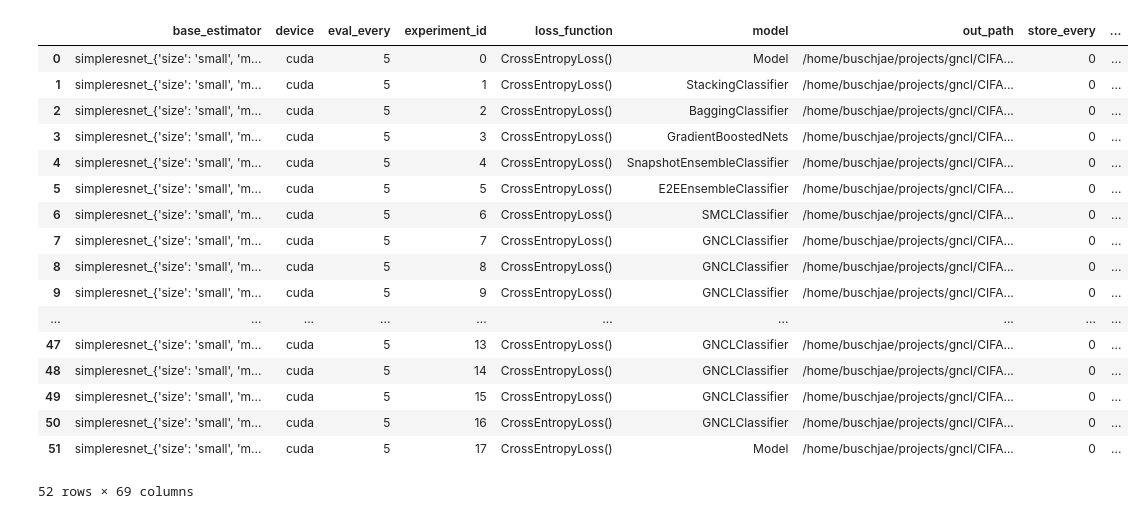
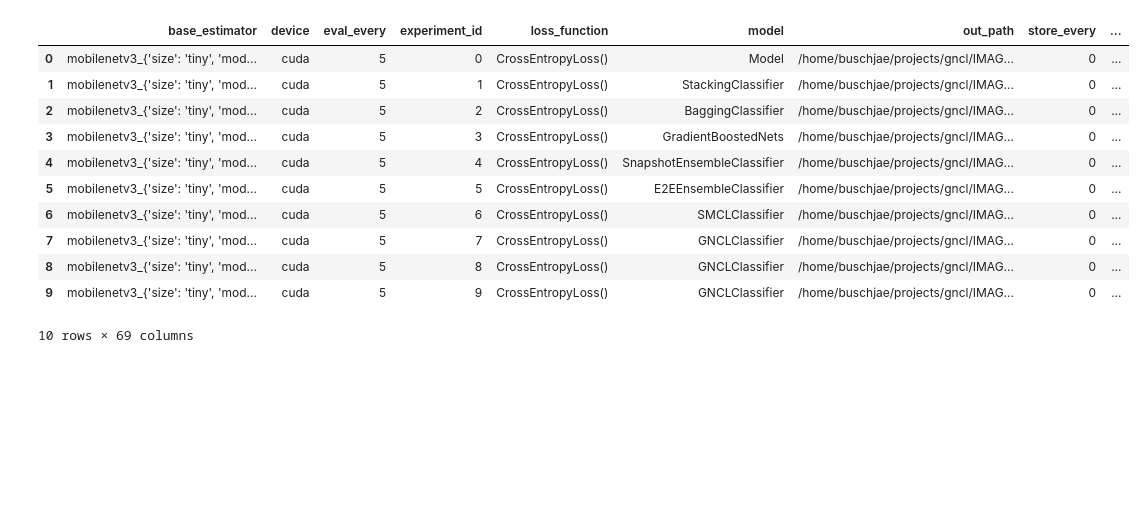
Before and after one commit to sbuschjaeger/gncl, a Jupyter notebook: explore_results.ipynb, the cells around one changed output. Saved outputs shown, nothing was run; the diff lists cells and outputs as text; code cells hidden in the pictures; blank space fills up the shorter version.

```diff
--- a/explore_results.ipynb
+++ b/explore_results.ipynb
@@ -5,27 +5,45 @@ import os
 import plotly.express as px
 import json
 
-dataset = "CIFAR100"
+# Choose dataset to plot and corresponding folder
+#dataset = "CIFAR100"
+#latest_folder = os.path.join(dataset,"21-12-2020-15:26:45")
+
+#dataset = "IMAGENET"
+#latest_folder = os.path.join(dataset,"combined")
+
+#dataset = "PNEUMONIA"
+#latest_folder = os.path.join(dataset,"combined")
+
 #dataset = "FASHION"
-#dataset = "IMAGENETTE"
+#latest_folder = max(all_subdirs, key=os.path.getmtime)
+
+dataset = "IMAGENETTE"
+latest_folder = max(all_subdirs, key=os.path.getmtime)
+
+# Configure loss function for plotting. This does not affect loading, but only plotting in the next cell
+loss = "CROSSENTROPY"
+#loss = "MSE"
+
+# Code snipped to load latest results
 all_subdirs = [os.path.join(dataset,d) for d in os.listdir(dataset) if os.path.isdir(os.path.join(dataset, d)) and d != "cifar-100-python"]
-print(all_subdirs)
 latest_folder = max(all_subdirs, key=os.path.getmtime)
-#latest_folder = os.path.join(dataset,"24-11-2020-15:02:28")
 
+# Do actual the loading
 data = []
 with open(os.path.join(latest_folder, "results.jsonl"), 'r', encoding='utf-8') as f:
     for line in f:
         data.append(json.loads(line))
 
-#print(data)
+# Try to parse the data into a somewhat sane pandas dataframe without lists in each cell
 df = json_normalize(data)
 df = df.applymap(lambda x: x[0] if (isinstance(x, list) and len(x) == 1) else x)
 
+# For plotting we want to print nicer names including lambda as UTF character
 def nice_name(row):
     if row["model"] == "GNCLClassifier":
         if row["l_reg"] == 0:
-            return "Ind."
+            return "Ind"
         else:
             return u"GNLC \u03BB = {}".format(row["l_reg"])
     elif row["model"] == "BaggingClassifier":
@@ -40,9 +58,12 @@ def nice_name(row):
         return "GB"
     elif row["model"] == "SnapshotEnsembleClassifier":
         return "SE"
+    elif row["model"] == "StackingClassifier":
+        return "Stacking"
     else:
         return row["model"]
 
+# For plotting we want to print nicer names for the base models as well
 def base_type(row):
     if "binary" in row["base_estimator"]:
         mtype = "binary"
@@ -56,20 +77,9 @@ def base_type(row):
 
     return row["base_estimator"].split("_")[0] + " " + size + " " + mtype
 
-print(df.columns)
+# Apply nicer names for each row and show the top n = 10 entries fromt the dataframe
 df["nice_name"] = df.apply(nice_name, axis=1)
 df["model_type"] = df.apply(base_type, axis=1)
 df["complexity"] = df.apply(lambda x : x["scores.params"] if "float" in x["model_type"] else x["scores.params"] / 32.0, axis=1)
-#df["scores.avg_accurcay_test"] = df["scores.mean_test_avg_accurcay"]
-#df["scores.accuracy_test"] = 100.0*df["scores.mean_test_accuracy"]
-df = df.round(decimals = 3)
-
-print("{} experiments done".format(len(df)))
-#cols = df.columns
-#cols = ["nice_name", "model_type", "mode", "scores.mean_test_accuracy", "scores.params", "scores.mean_train_diversity"] + list(set(cols) - set(["nice_name", #"model_type", "mode", "scores.mean_accuracy_test", "scores.params", "scores.mean_train_diversity"]))
-#df = df.reindex(cols, axis=1)
-df
-#dfbinary = df[df["model_type"] == "binary"]
-#dffloat = df[df["model_type"] == "float"]
-#dffloat
+df.head(n=10)
 # %% [output]
@@ -93,18 +87,12 @@ Index(['base_estimator', 'device', 'eval_every', 'experiment_id',
 |  | base_estimator | device | eval_every | experiment_id | loss_function | model | out_path | store_every | ... |
-| 0 | simpleresnet_{'size': 'small', 'm... | cuda | 5 | 0 | CrossEntropyLoss() | Model | /home/buschjae/projects/gncl/CIFA... | 0 | ... |
-| 1 | simpleresnet_{'size': 'small', 'm... | cuda | 5 | 1 | CrossEntropyLoss() | StackingClassifier | /home/buschjae/projects/gncl/CIFA... | 0 | ... |
-| 2 | simpleresnet_{'size': 'small', 'm... | cuda | 5 | 2 | CrossEntropyLoss() | BaggingClassifier | /home/buschjae/projects/gncl/CIFA... | 0 | ... |
-| 3 | simpleresnet_{'size': 'small', 'm... | cuda | 5 | 3 | CrossEntropyLoss() | GradientBoostedNets | /home/buschjae/projects/gncl/CIFA... | 0 | ... |
-| 4 | simpleresnet_{'size': 'small', 'm... | cuda | 5 | 4 | CrossEntropyLoss() | SnapshotEnsembleClassifier | /home/buschjae/projects/gncl/CIFA... | 0 | ... |
-| 5 | simpleresnet_{'size': 'small', 'm... | cuda | 5 | 5 | CrossEntropyLoss() | E2EEnsembleClassifier | /home/buschjae/projects/gncl/CIFA... | 0 | ... |
-| 6 | simpleresnet_{'size': 'small', 'm... | cuda | 5 | 6 | CrossEntropyLoss() | SMCLClassifier | /home/buschjae/projects/gncl/CIFA... | 0 | ... |
-| 7 | simpleresnet_{'size': 'small', 'm... | cuda | 5 | 7 | CrossEntropyLoss() | GNCLClassifier | /home/buschjae/projects/gncl/CIFA... | 0 | ... |
-| 8 | simpleresnet_{'size': 'small', 'm... | cuda | 5 | 8 | CrossEntropyLoss() | GNCLClassifier | /home/buschjae/projects/gncl/CIFA... | 0 | ... |
-| 9 | simpleresnet_{'size': 'small', 'm... | cuda | 5 | 9 | CrossEntropyLoss() | GNCLClassifier | /home/buschjae/projects/gncl/CIFA... | 0 | ... |
-| ... | ... | ... | ... | ... | ... | ... | ... | ... | ... |
-| 47 | simpleresnet_{'size': 'small', 'm... | cuda | 5 | 13 | CrossEntropyLoss() | GNCLClassifier | /home/buschjae/projects/gncl/CIFA... | 0 | ... |
-| 48 | simpleresnet_{'size': 'small', 'm... | cuda | 5 | 14 | CrossEntropyLoss() | GNCLClassifier | /home/buschjae/projects/gncl/CIFA... | 0 | ... |
-| 49 | simpleresnet_{'size': 'small', 'm... | cuda | 5 | 15 | CrossEntropyLoss() | GNCLClassifier | /home/buschjae/projects/gncl/CIFA... | 0 | ... |
-| 50 | simpleresnet_{'size': 'small', 'm... | cuda | 5 | 16 | CrossEntropyLoss() | GNCLClassifier | /home/buschjae/projects/gncl/CIFA... | 0 | ... |
-| 51 | simpleresnet_{'size': 'small', 'm... | cuda | 5 | 17 | CrossEntropyLoss() | Model | /home/buschjae/projects/gncl/CIFA... | 0 | ... |
+| 0 | mobilenetv3_{'size': 'tiny', 'mod... | cuda | 5 | 0 | CrossEntropyLoss() | Model | /home/buschjae/projects/gncl/IMAG... | 0 | ... |
+| 1 | mobilenetv3_{'size': 'tiny', 'mod... | cuda | 5 | 1 | CrossEntropyLoss() | StackingClassifier | /home/buschjae/projects/gncl/IMAG... | 0 | ... |
+| 2 | mobilenetv3_{'size': 'tiny', 'mod... | cuda | 5 | 2 | CrossEntropyLoss() | BaggingClassifier | /home/buschjae/projects/gncl/IMAG... | 0 | ... |
+| 3 | mobilenetv3_{'size': 'tiny', 'mod... | cuda | 5 | 3 | CrossEntropyLoss() | GradientBoostedNets | /home/buschjae/projects/gncl/IMAG... | 0 | ... |
+| 4 | mobilenetv3_{'size': 'tiny', 'mod... | cuda | 5 | 4 | CrossEntropyLoss() | SnapshotEnsembleClassifier | /home/buschjae/projects/gncl/IMAG... | 0 | ... |
+| 5 | mobilenetv3_{'size': 'tiny', 'mod... | cuda | 5 | 5 | CrossEntropyLoss() | E2EEnsembleClassifier | /home/buschjae/projects/gncl/IMAG... | 0 | ... |
+| 6 | mobilenetv3_{'size': 'tiny', 'mod... | cuda | 5 | 6 | CrossEntropyLoss() | SMCLClassifier | /home/buschjae/projects/gncl/IMAG... | 0 | ... |
+| 7 | mobilenetv3_{'size': 'tiny', 'mod... | cuda | 5 | 7 | CrossEntropyLoss() | GNCLClassifier | /home/buschjae/projects/gncl/IMAG... | 0 | ... |
+| 8 | mobilenetv3_{'size': 'tiny', 'mod... | cuda | 5 | 8 | CrossEntropyLoss() | GNCLClassifier | /home/buschjae/projects/gncl/IMAG... | 0 | ... |
+| 9 | mobilenetv3_{'size': 'tiny', 'mod... | cuda | 5 | 9 | CrossEntropyLoss() | GNCLClassifier | /home/buschjae/projects/gncl/IMAG... | 0 | ... |
-52 rows × 69 columns
+10 rows × 69 columns
```
Also changed, not shown: parts of 4 cells of this notebook, 5 other files.
